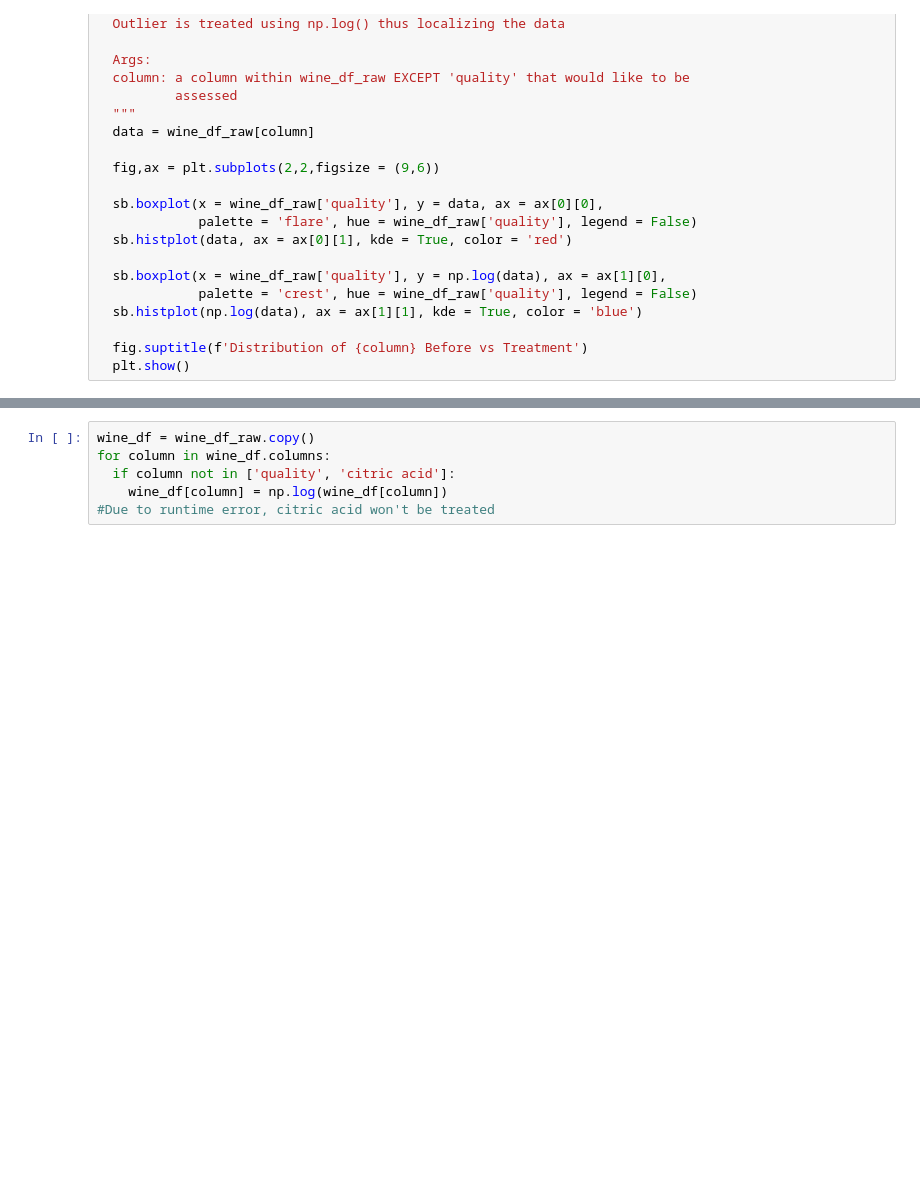
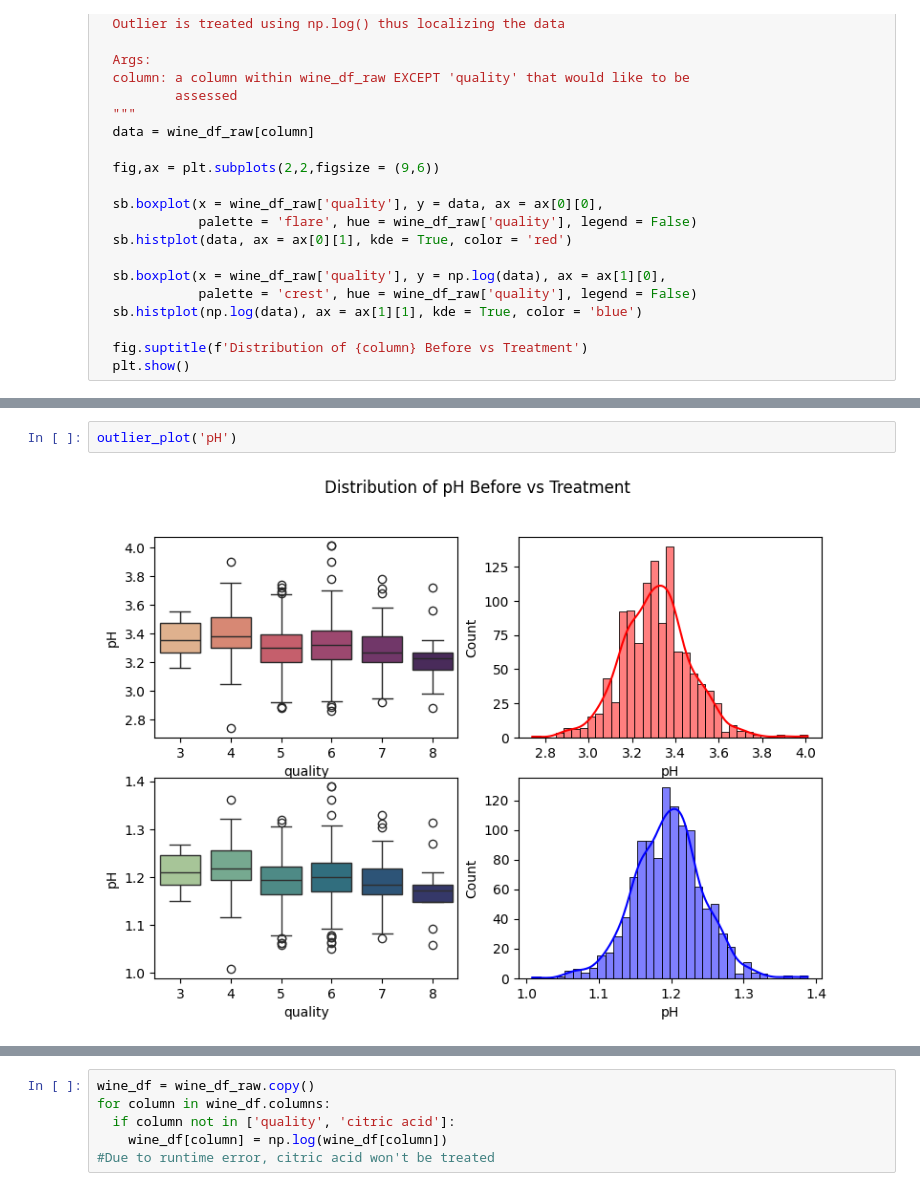
Before and after one commit to Andiko-K/Wine-Quality-Analysis, a Jupyter notebook: Wine_Quality_Index.ipynb, the cells around one changed output, grey strips where cells are left out. Drawn from its saved outputs; the diff is of its cells as text; blank space fills up the shorter version.

```diff
--- a/Wine_Quality_Index.ipynb
+++ b/Wine_Quality_Index.ipynb
@@ -138,0 +154,4 @@ outlier_plot('residual sugar')
+# %%
+outlier_plot('pH')
+# %% [output]
+[figure, added]
```
Also changed, not shown: parts of 8 cells of this notebook.
